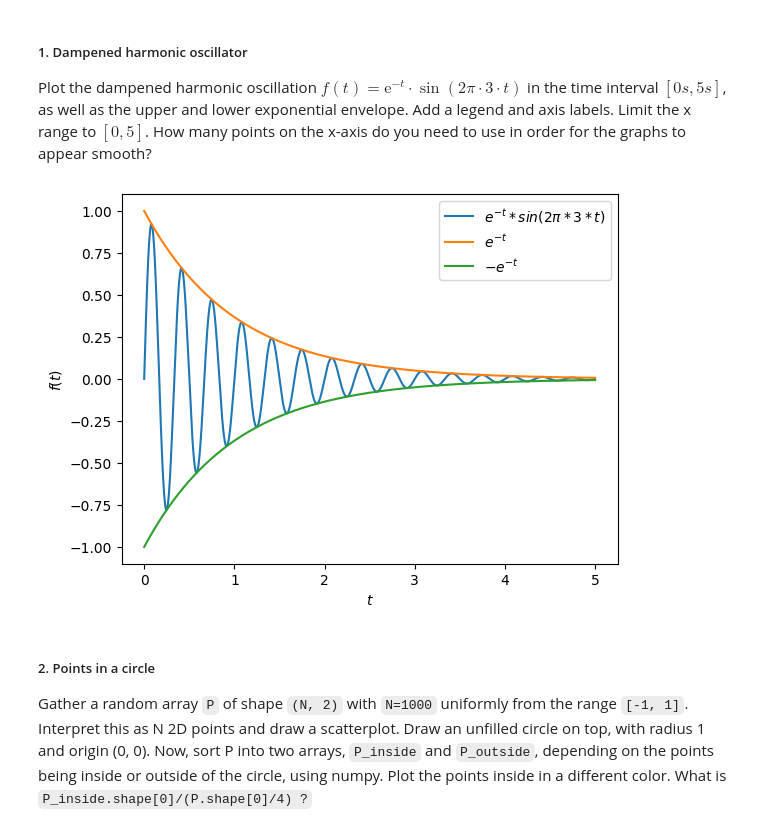
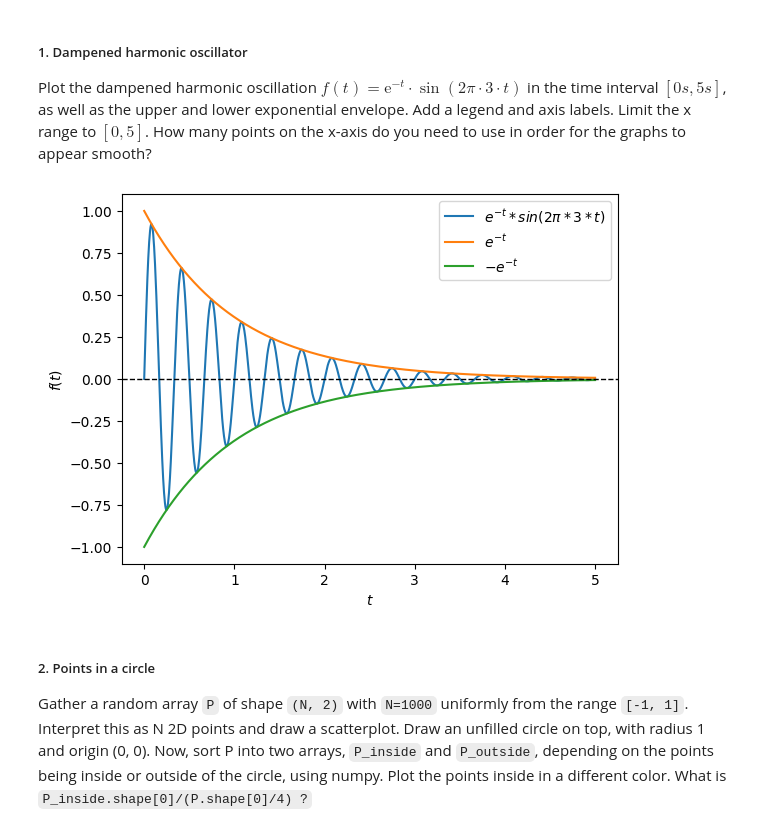
Before and after one commit to TimJoest/Datascience_2, a Jupyter notebook: MNM/Vorlesung/Pandas/2_pandasSeries_matplotlib.ipynb, the cells around one changed output. Saved outputs shown, nothing was run; the diff lists cells and outputs as text; code cells hidden in the pictures.

```diff
--- a/MNM/Vorlesung/Pandas/2_pandasSeries_matplotlib.ipynb
+++ b/MNM/Vorlesung/Pandas/2_pandasSeries_matplotlib.ipynb
@@ -1301,18 +1301,19 @@ Plot the dampened harmonic oscillation $f(t) = \mathrm{e}^{-t}\cdot\sin(2\pi\cdo
 # %%
 t_values = np.linspace(0, 5, num=1001)
 
 def dampened_hamonic(t):
     return np.exp(-t) * np.sin(2 * np.pi * 3 * t)
 
 plt.plot(t_values, dampened_hamonic(t_values), label=r"$e^{-t} * sin(2\pi * 3 *t)$")
 plt.plot(t_values, np.exp(-t_values), label=r"$e^{-t}$")
 plt.plot(t_values, -np.exp(-t_values), label=r"$-e^{-t}$")
+plt.axhline(y=0, color='black', linewidth=1.0, linestyle='--')
 plt.legend()
 plt.xlabel(r"$t$")
 plt.ylabel(r"$f(t)$")
 plt.show()
 # %% [output]
-[figure, old version]
+[figure, new version]
 # %% [markdown]
 ##### 2. Points in a circle
 
```
Also changed, not shown: parts of 1 cell of this notebook.
